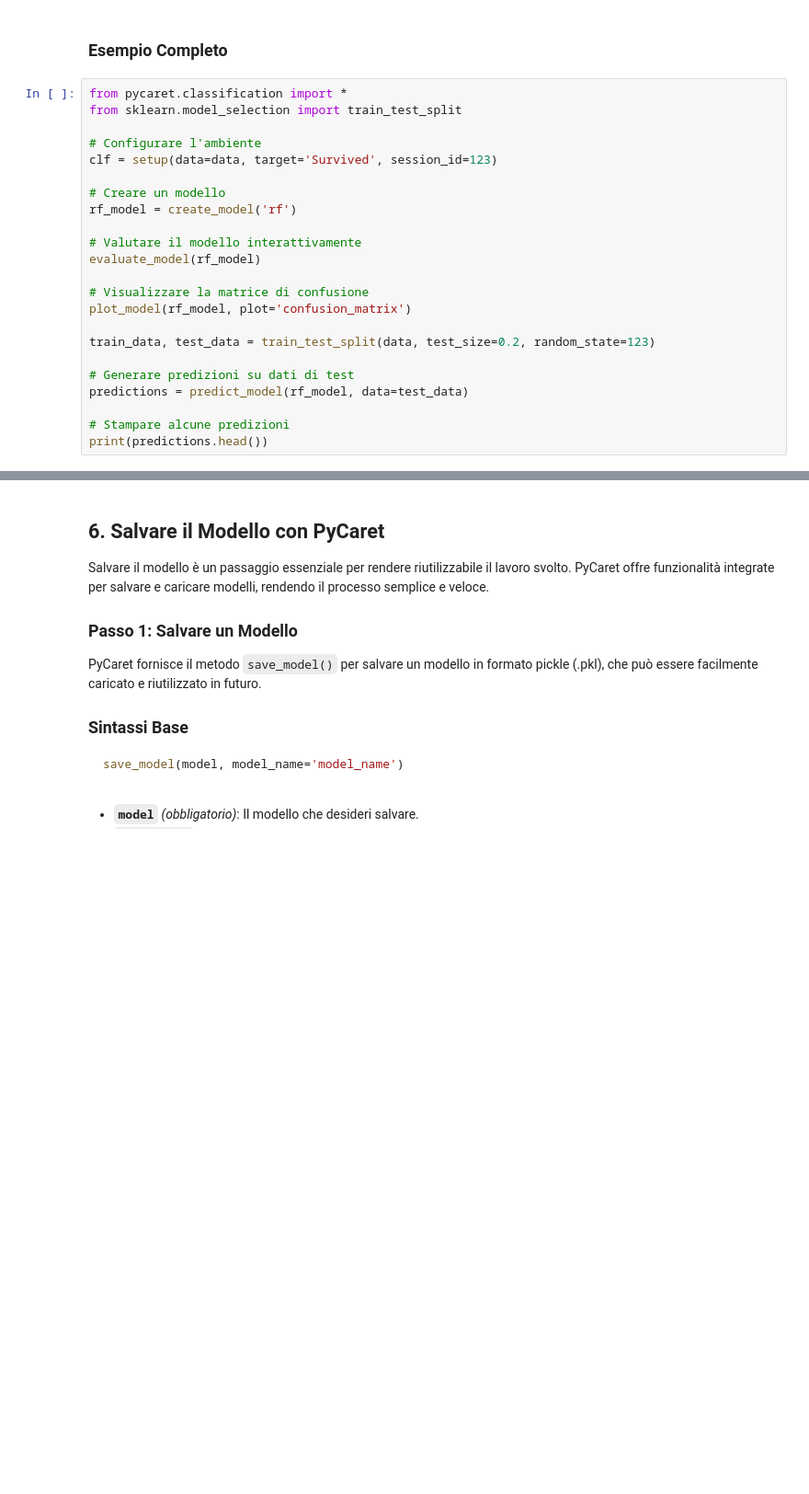
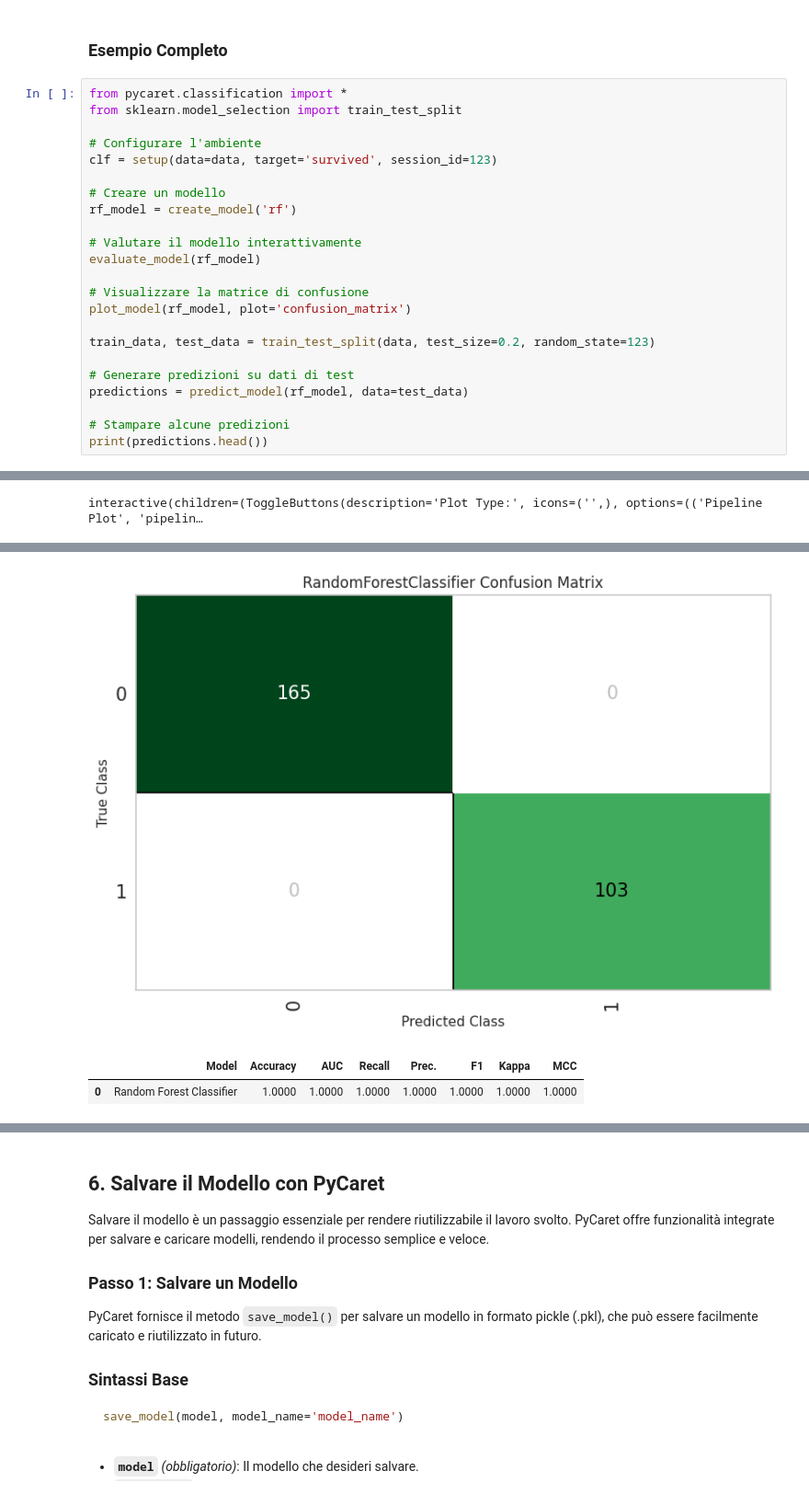
Before and after one commit to enzoschitini/machine-learning, a Jupyter notebook: PyCaret.ipynb, the cells around one changed output, grey strips where cells are left out. Shown: that part at 92% size. Drawn from its saved outputs; the diff is of its cells as text; blank space fills up the shorter version.

```diff
--- a/PyCaret.ipynb
+++ b/PyCaret.ipynb
@@ -656,7 +833,7 @@ from pycaret.classification import *
 from sklearn.model_selection import train_test_split
 
 # Configurare l'ambiente
-clf = setup(data=data, target='Survived', session_id=123)
+clf = setup(data=data, target='survived', session_id=123)
 
 # Creare un modello
 rf_model = create_model('rf')
@@ -674,3 +851,4 @@ predictions = predict_model(rf_model, data=test_data)
 
 # Stampare alcune predizioni
 print(predictions.head())
+# %% [output]
@@ -676,0 +888 @@ print(predictions.head())
+interactive(children=(ToggleButtons(description='Plot Type:', icons=('',), options=(('Pipeline Plot', 'pipelin…
@@ -676,0 +890,3 @@ print(predictions.head())
+[figure, added]
+|  | Model | Accuracy | AUC | Recall | Prec. | F1 | Kappa | MCC |
+| 0 | Random Forest Classifier | 1.0000 | 1.0000 | 1.0000 | 1.0000 | 1.0000 | 1.0000 | 1.0000 |
```
Also changed, not shown: parts of 8 cells of this notebook, 1 other file.
